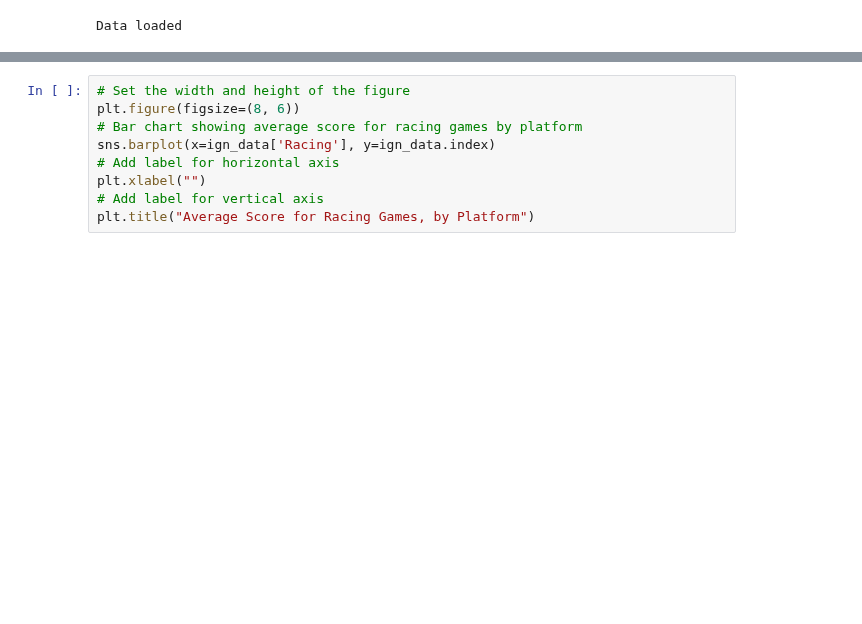
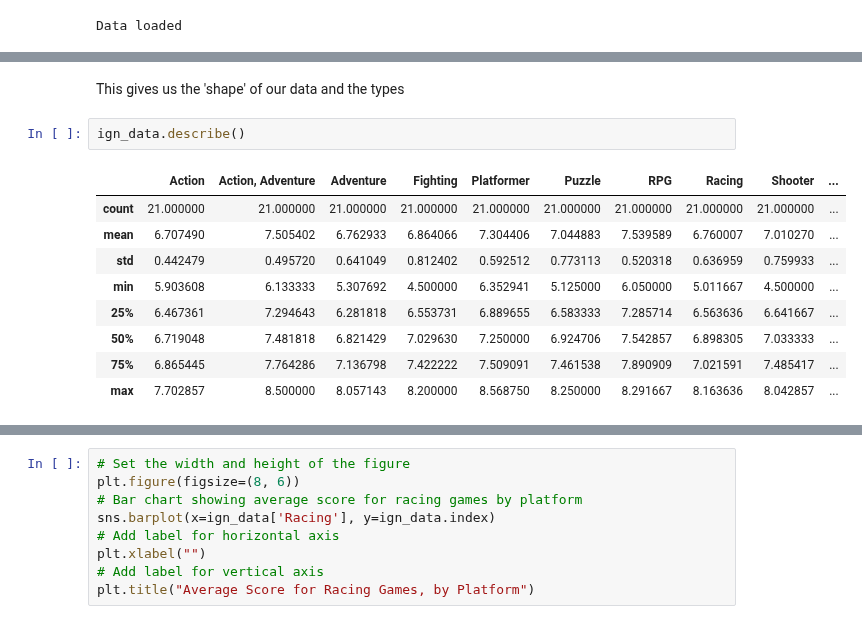
Before and after one commit to mblackstock/ds1-analytics, a Jupyter notebook: ign.ipynb, the cells around one changed output, grey strips where cells are left out. Drawn from its saved outputs; the diff is of its cells as text; blank space fills up the shorter version.

Commit message:
work on dataframes, series

```diff
--- a/ign.ipynb
+++ b/ign.ipynb
@@ -84,0 +214,14 @@ The dataset that you've just printed shows the average score, by platform and ge
+# %% [markdown]
+This gives us the 'shape' of our data and the types
+# %%
+ign_data.describe()
+# %% [output]
+|  | Action | Action, Adventure | Adventure | Fighting | Platformer | Puzzle | RPG | Racing | Shooter | ... |
+| count | 21.000000 | 21.000000 | 21.000000 | 21.000000 | 21.000000 | 21.000000 | 21.000000 | 21.000000 | 21.000000 | ... |
+| mean | 6.707490 | 7.505402 | 6.762933 | 6.864066 | 7.304406 | 7.044883 | 7.539589 | 6.760007 | 7.010270 | ... |
+| std | 0.442479 | 0.495720 | 0.641049 | 0.812402 | 0.592512 | 0.773113 | 0.520318 | 0.636959 | 0.759933 | ... |
+| min | 5.903608 | 6.133333 | 5.307692 | 4.500000 | 6.352941 | 5.125000 | 6.050000 | 5.011667 | 4.500000 | ... |
+| 25% | 6.467361 | 7.294643 | 6.281818 | 6.553731 | 6.889655 | 6.583333 | 7.285714 | 6.563636 | 6.641667 | ... |
+| 50% | 6.719048 | 7.481818 | 6.821429 | 7.029630 | 7.250000 | 6.924706 | 7.542857 | 6.898305 | 7.033333 | ... |
+| 75% | 6.865445 | 7.764286 | 7.136798 | 7.422222 | 7.509091 | 7.461538 | 7.890909 | 7.021591 | 7.485417 | ... |
+| max | 7.702857 | 8.500000 | 8.057143 | 8.200000 | 8.568750 | 8.250000 | 8.291667 | 8.163636 | 8.042857 | ... |
```
Also changed, not shown: parts of 25 cells of this notebook.
